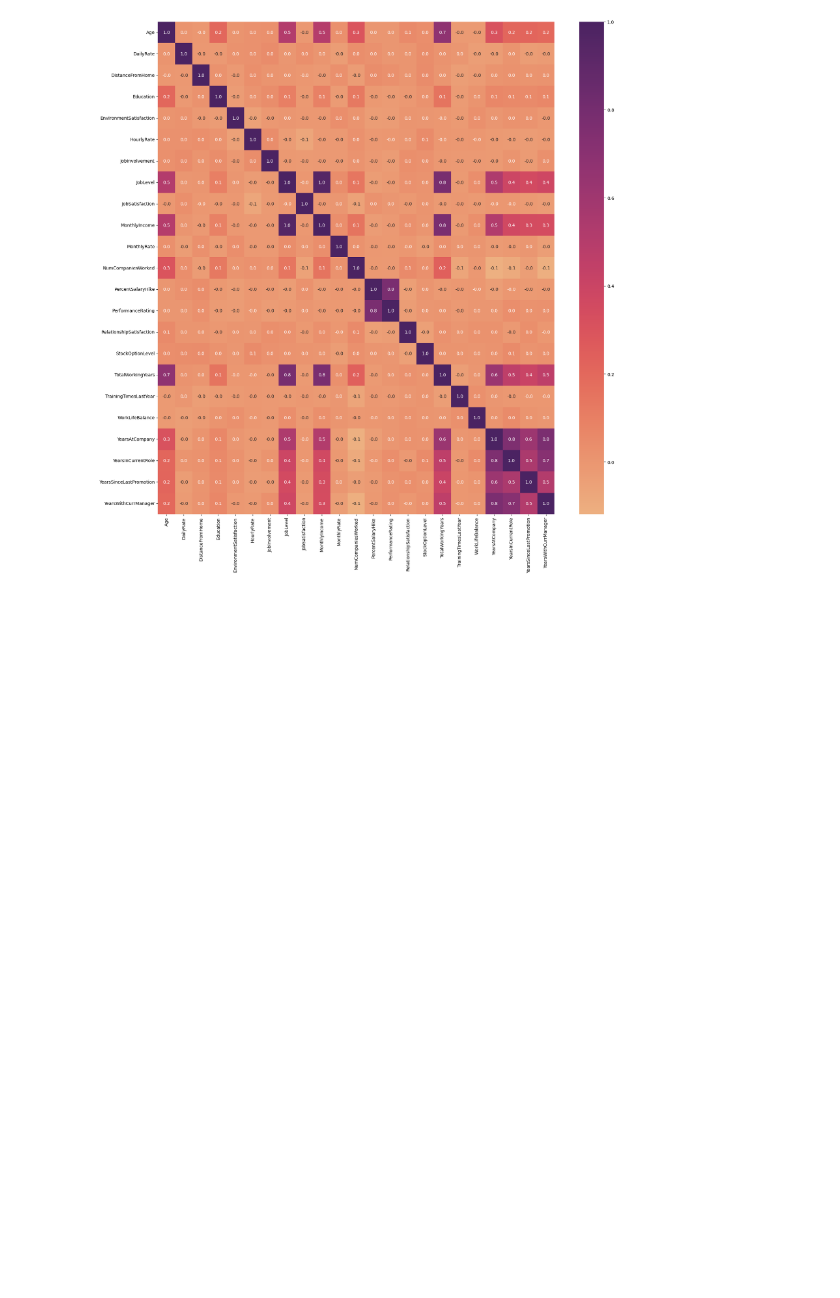
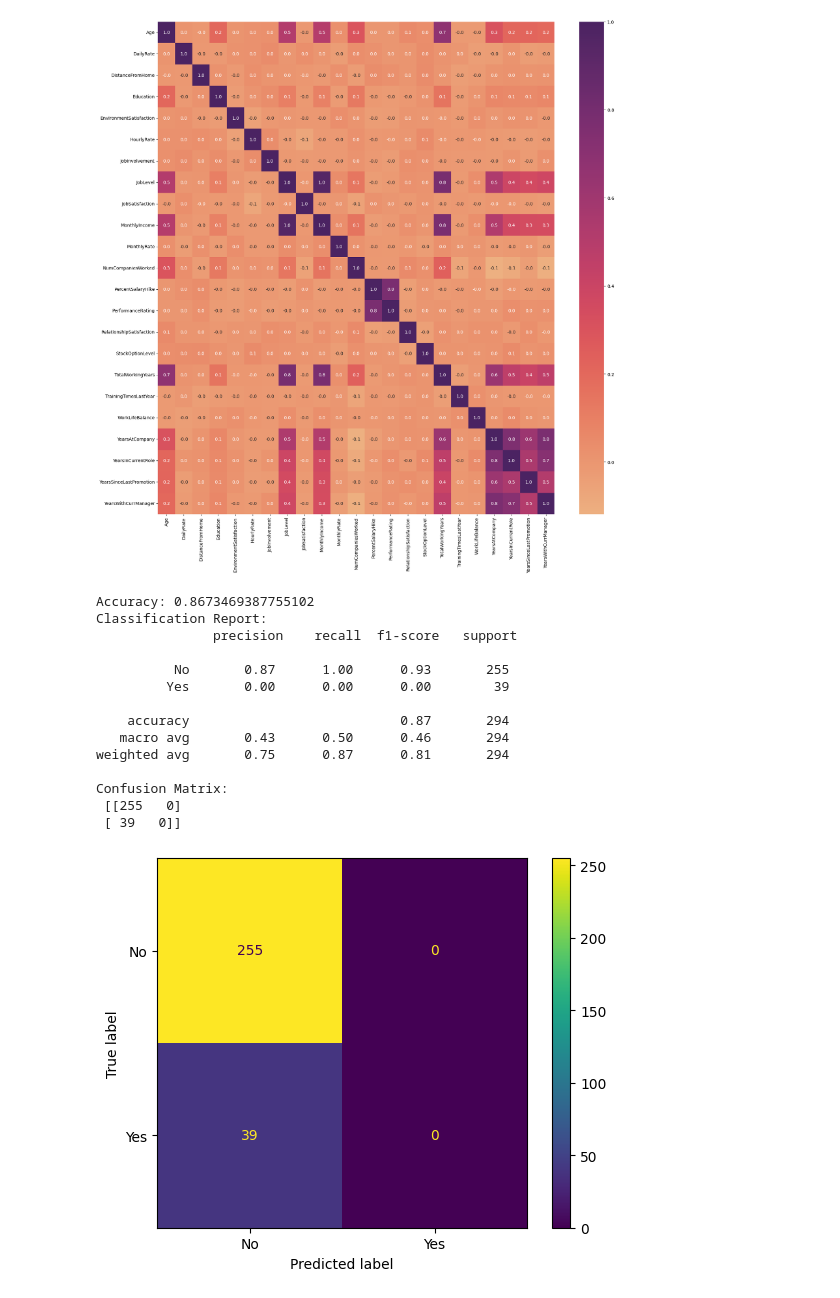
Before and after one commit to ahmed-3baky/KDD_project, a Jupyter notebook: KDD/HR.ipynb, the cells around one changed output. Saved outputs shown, nothing was run; the diff lists cells and outputs as text; code cells hidden in the pictures; blank space fills up the shorter version.

Commit message:
Added Models to train dataset

```diff
--- a/KDD/HR.ipynb
+++ b/KDD/HR.ipynb
@@ -275,3 +275,38 @@ sns.heatmap(corr_matrix, annot=True, cmap='flare', fmt='.1f')
 plt.show()
 # %% [output]
 [figure]
+# %%
+X = data.drop('Attrition', axis=1)
+y = data['Attrition']
+
+X = pd.get_dummies(X, drop_first=True)
+
+X_train, X_test, y_train, y_test = train_test_split(X, y, test_size=0.2, random_state=42)
+
+svc_model = SVC()
+svc_model.fit(X_train, y_train)
+
+y_pred = svc_model.predict(X_test)
+
+print("Accuracy:", accuracy_score(y_test, y_pred))
+print("Classification Report:\n", classification_report(y_test, y_pred))
+print("Confusion Matrix:\n", confusion_matrix(y_test, y_pred))
+
+ConfusionMatrixDisplay.from_estimator(svc_model, X_test, y_test)
+plt.show()
+# %% [output]
+Accuracy: 0.8673469387755102
+Classification Report:
+               precision    recall  f1-score   support
+
+          No       0.87      1.00      0.93       255
+         Yes       0.00      0.00      0.00        39
+
+    accuracy                           0.87       294
+   macro avg       0.43      0.50      0.46       294
+weighted avg       0.75      0.87      0.81       294
+
+Confusion Matrix:
+ [[255   0]
+ [ 39   0]]
+[figure, added]
```
Also changed, not shown: parts of 10 cells of this notebook.
